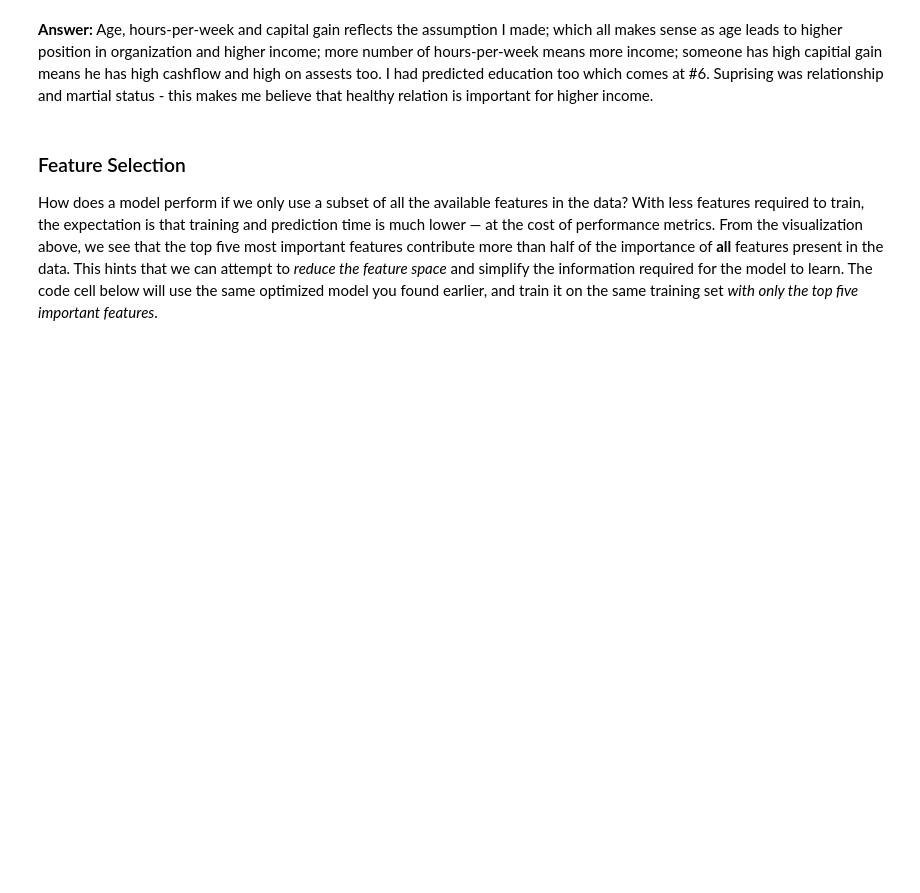
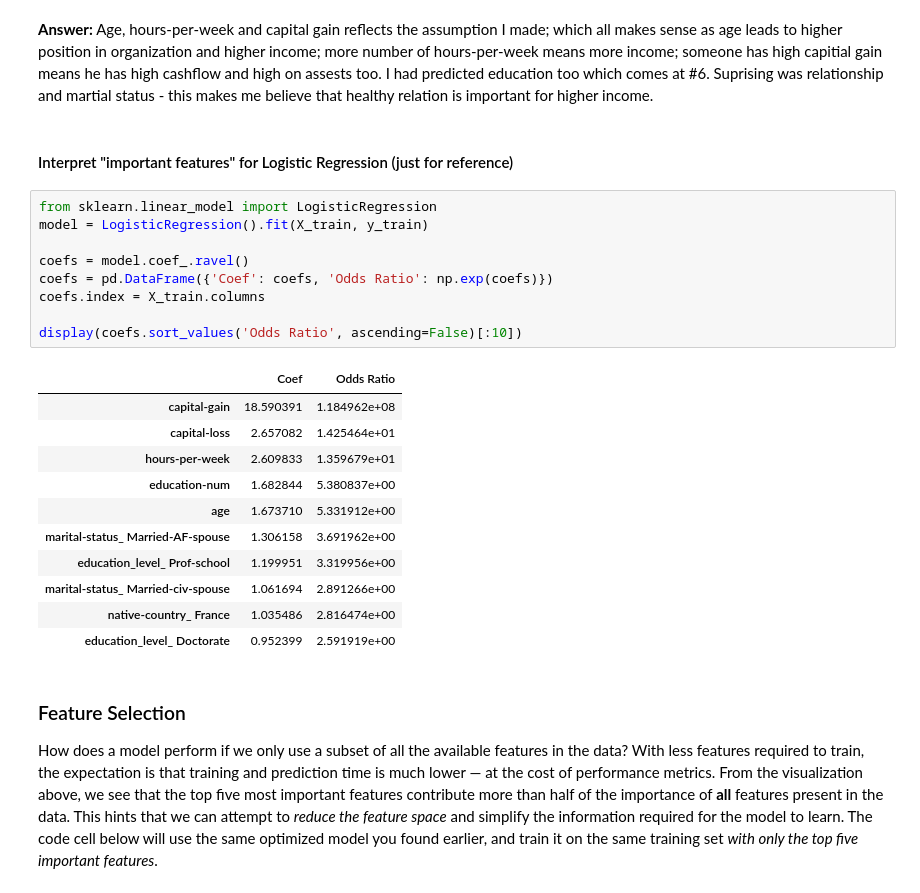
Before and after one commit to nishanthjois/Finding-Donors-Machine-Learning, a Jupyter notebook: finding_donors.ipynb, the cells around one changed output. Cells and saved outputs as stored; diff of their text form; blank space fills up the shorter version.

```diff
--- a/finding_donors.ipynb
+++ b/finding_donors.ipynb
@@ -653,6 +726,29 @@ _How do these five features compare to the five features you discussed in **Ques
 # %% [markdown]
 **Answer:**
 Age, hours-per-week and capital gain reflects the assumption I made; which all makes sense as age leads to higher position in organization and higher income; more number of hours-per-week means more income; someone has high capitial gain means he has high cashflow and high on assests too. I had predicted education too which comes at #6. Suprising was relationship and martial status - this makes me believe that healthy relation is important for higher income.
+# %% [markdown]
+#### Interpret  "important features" for Logistic Regression (just for reference)
+# %%
+from sklearn.linear_model import LogisticRegression
+model = LogisticRegression().fit(X_train, y_train)
+
+coefs = model.coef_.ravel()
+coefs = pd.DataFrame({'Coef': coefs, 'Odds Ratio': np.exp(coefs)})
+coefs.index = X_train.columns
+
+display(coefs.sort_values('Odds Ratio', ascending=False)[:10])
+# %% [output]
+|  | Coef | Odds Ratio |
+| capital-gain | 18.590391 | 1.184962e+08 |
+| capital-loss | 2.657082 | 1.425464e+01 |
+| hours-per-week | 2.609833 | 1.359679e+01 |
+| education-num | 1.682844 | 5.380837e+00 |
+| age | 1.673710 | 5.331912e+00 |
+| marital-status_ Married-AF-spouse | 1.306158 | 3.691962e+00 |
+| education_level_ Prof-school | 1.199951 | 3.319956e+00 |
+| marital-status_ Married-civ-spouse | 1.061694 | 2.891266e+00 |
+| native-country_ France | 1.035486 | 2.816474e+00 |
+| education_level_ Doctorate | 0.952399 | 2.591919e+00 |
 # %% [markdown]
 ### Feature Selection
 How does a model perform if we only use a subset of all the available features in the data? With less features required to train, the expectation is that training and prediction time is much lower — at the cost of performance metrics. From the visualization above, we see that the top five most important features contribute more than half of the importance of **all** features present in the data. This hints that we can attempt to *reduce the feature space* and simplify the information required for the model to learn. The code cell below will use the same optimized model you found earlier, and train it on the same training set *with only the top five important features*.
```
Also changed, not shown: parts of 8 cells of this notebook, 1 other file.
